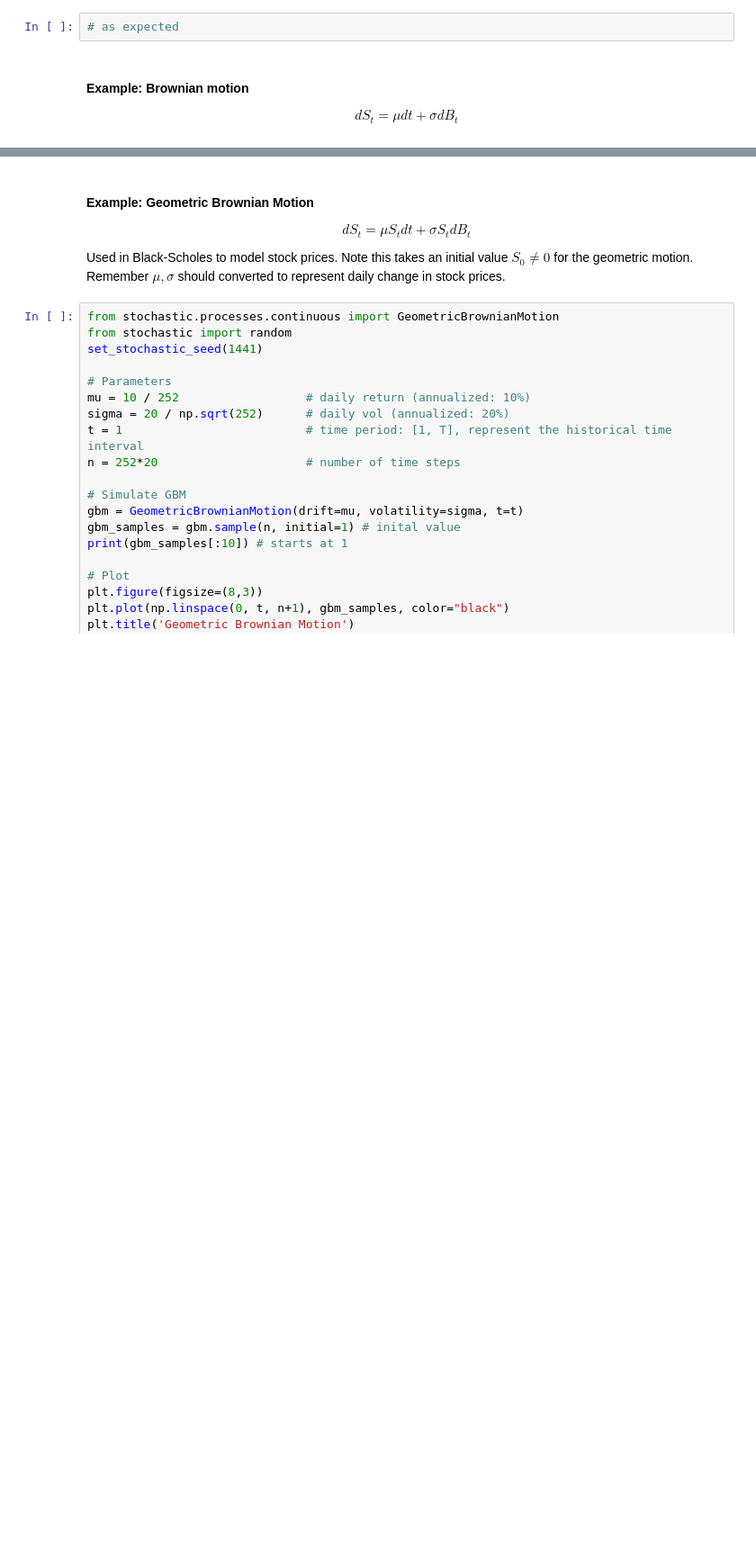
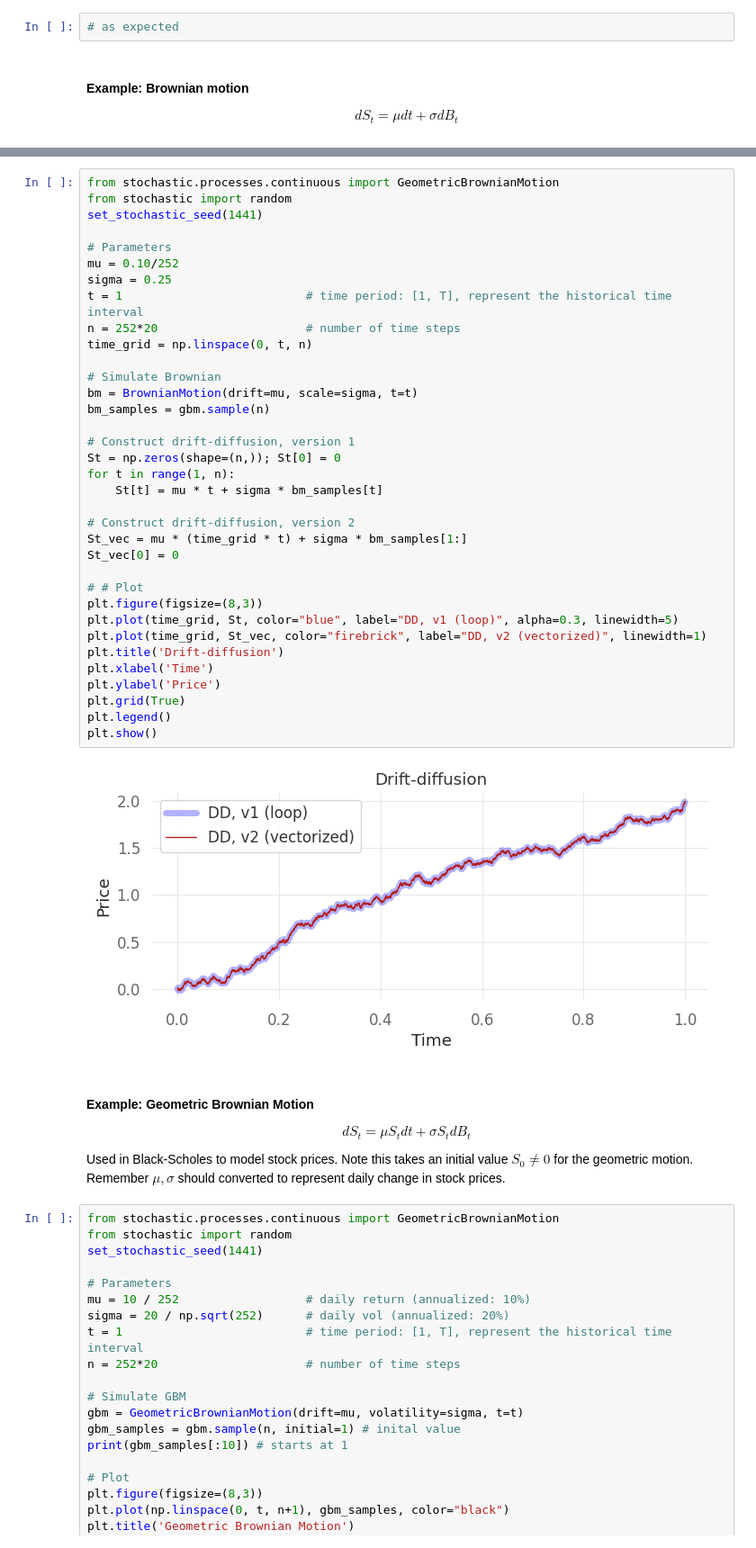
Before and after one commit to evnchw/charadrius, a Jupyter notebook: notebooks/defi/demo_uniswap_v2_simulations.ipynb, the cells around one changed output, grey strips where cells are left out. Shown at 90% size. Saved outputs shown, nothing was run; the diff lists cells and outputs as text; blank space fills up the shorter version.

```diff
--- a/notebooks/defi/demo_uniswap_v2_simulations.ipynb
+++ b/notebooks/defi/demo_uniswap_v2_simulations.ipynb
@@ -131,3 +150,40 @@ plt.show()
+# %%
+from stochastic.processes.continuous import GeometricBrownianMotion
+from stochastic import random
+set_stochastic_seed(1441)
+
+# Parameters
+mu = 0.10/252
+sigma = 0.25
+t = 1                          # time period: [1, T], represent the historical time interval
+n = 252*20                     # number of time steps
+time_grid = np.linspace(0, t, n)
+
+# Simulate Brownian
+bm = BrownianMotion(drift=mu, scale=sigma, t=t)
+bm_samples = gbm.sample(n)
+
+# Construct drift-diffusion, version 1
+St = np.zeros(shape=(n,)); St[0] = 0
+for t in range(1, n):
+    St[t] = mu * t + sigma * bm_samples[t]
+
+# Construct drift-diffusion, version 2
+St_vec = mu * (time_grid * t) + sigma * bm_samples[1:]
+St_vec[0] = 0
+
+# # Plot
+plt.figure(figsize=(8,3))
+plt.plot(time_grid, St, color="blue", label="DD, v1 (loop)", alpha=0.3, linewidth=5)
+plt.plot(time_grid, St_vec, color="firebrick", label="DD, v2 (vectorized)", linewidth=1)
+plt.title('Drift-diffusion')
+plt.xlabel('Time')
+plt.ylabel('Price')
+plt.grid(True)
+plt.legend()
+plt.show()
+# %% [output]
+[figure, added]
 # %% [markdown]
 #### Example: Geometric Brownian Motion
 
```
Also changed, not shown: parts of 7 cells of this notebook.
